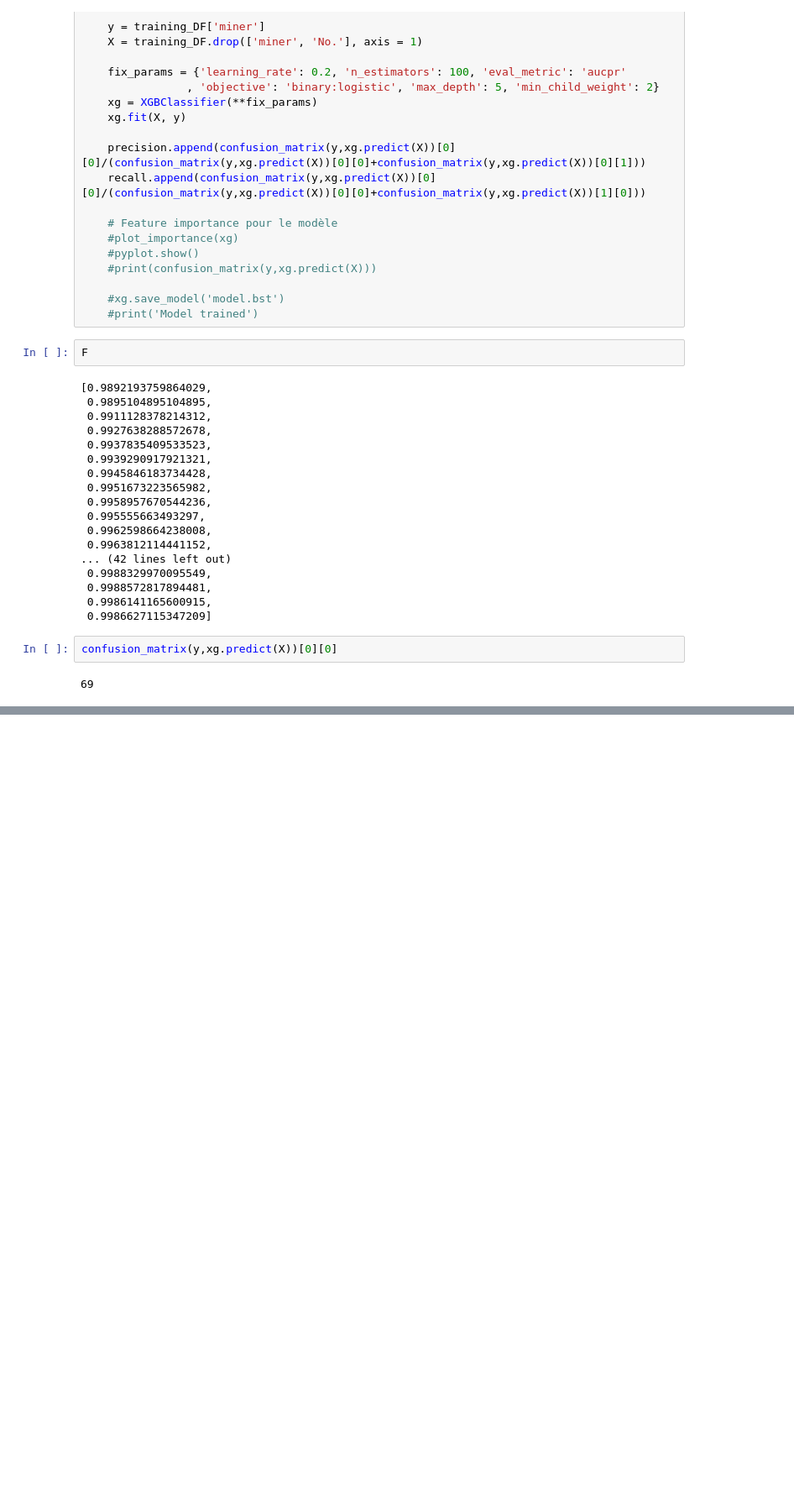
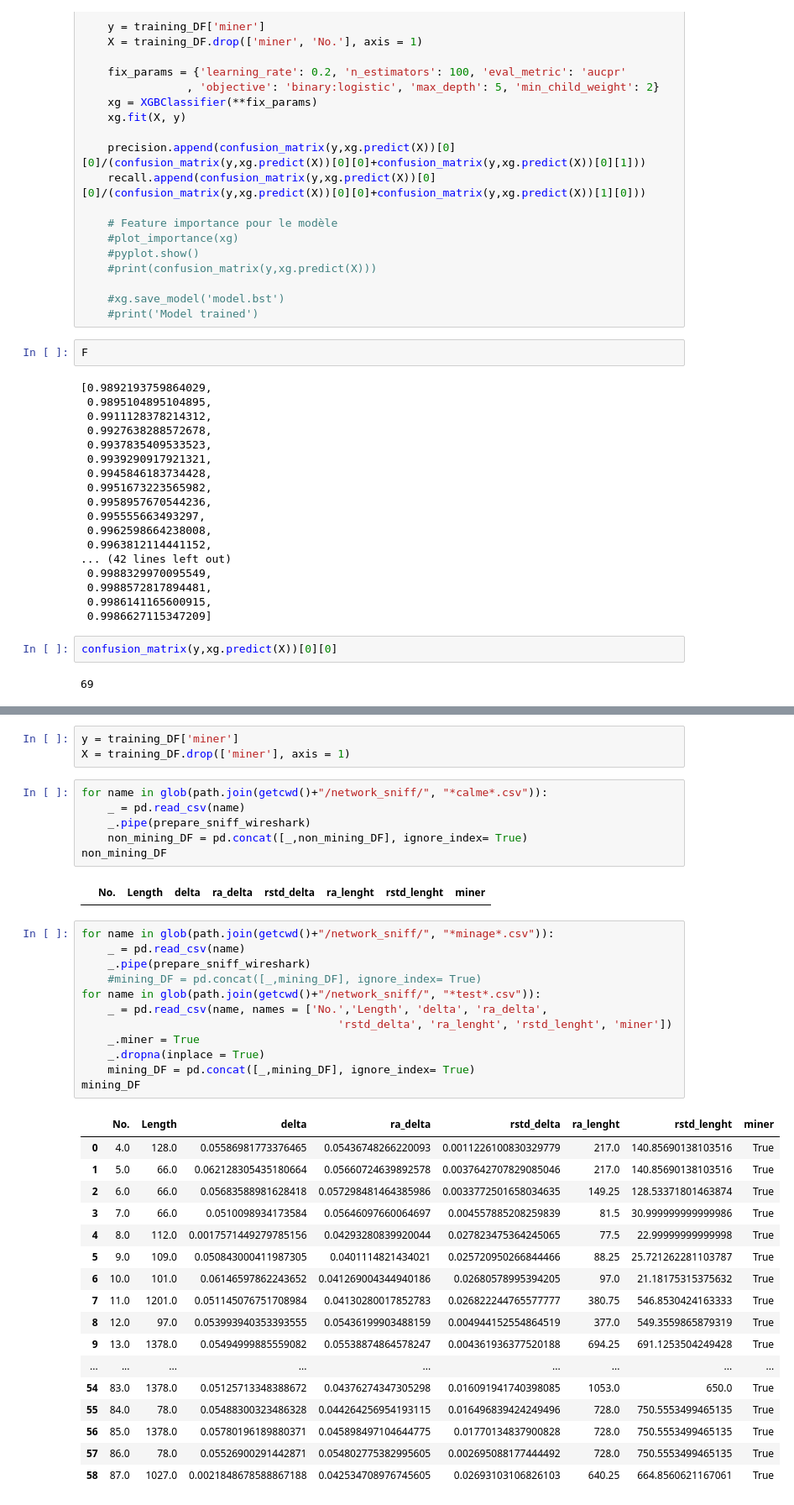
Before and after one commit to dulalbert/CRYPTO, a Jupyter notebook: notebook_albert.ipynb, the cells around one changed output, grey strips where cells are left out. Shown at 84% size. Drawn from its saved outputs; the diff is of its cells as text; blank space fills up the shorter version.

```diff
--- a/notebook_albert.ipynb
+++ b/notebook_albert.ipynb
@@ -607,0 +753,41 @@ confusion_matrix(y,xg.predict(X))[0][0]
+# %%
+y = training_DF['miner']
+X = training_DF.drop(['miner'], axis = 1)
+# %%
+for name in glob(path.join(getcwd()+"/network_sniff/", "*calme*.csv")):
+    _ = pd.read_csv(name)
+    _.pipe(prepare_sniff_wireshark)
+    non_mining_DF = pd.concat([_,non_mining_DF], ignore_index= True)
+non_mining_DF
+# %% [output]
+|  | No. | Length | delta | ra_delta | rstd_delta | ra_lenght | rstd_lenght | miner |
+# %%
+for name in glob(path.join(getcwd()+"/network_sniff/", "*minage*.csv")):
+    _ = pd.read_csv(name)
+    _.pipe(prepare_sniff_wireshark)
+    #mining_DF = pd.concat([_,mining_DF], ignore_index= True)
+for name in glob(path.join(getcwd()+"/network_sniff/", "*test*.csv")):
+    _ = pd.read_csv(name, names = ['No.','Length', 'delta', 'ra_delta',
+                                       'rstd_delta', 'ra_lenght', 'rstd_lenght', 'miner'])
+    _.miner = True
+    _.dropna(inplace = True)
+    mining_DF = pd.concat([_,mining_DF], ignore_index= True)
+mining_DF
+# %% [output]
+|  | No. | Length | delta | ra_delta | rstd_delta | ra_lenght | rstd_lenght | miner |
+| 0 | 4.0 | 128.0 | 0.05586981773376465 | 0.05436748266220093 | 0.0011226100830329779 | 217.0 | 140.85690138103516 | True |
+| 1 | 5.0 | 66.0 | 0.062128305435180664 | 0.05660724639892578 | 0.0037642707829085046 | 217.0 | 140.85690138103516 | True |
+| 2 | 6.0 | 66.0 | 0.05683588981628418 | 0.057298481464385986 | 0.0033772501658034635 | 149.25 | 128.53371801463874 | True |
+| 3 | 7.0 | 66.0 | 0.0510098934173584 | 0.05646097660064697 | 0.004557885208259839 | 81.5 | 30.999999999999986 | True |
+| 4 | 8.0 | 112.0 | 0.0017571449279785156 | 0.04293280839920044 | 0.027823475364245065 | 77.5 | 22.99999999999998 | True |
+| 5 | 9.0 | 109.0 | 0.050843000411987305 | 0.0401114821434021 | 0.025720950266844466 | 88.25 | 25.721262281103787 | True |
+| 6 | 10.0 | 101.0 | 0.06146597862243652 | 0.041269004344940186 | 0.02680578995394205 | 97.0 | 21.18175315375632 | True |
+| 7 | 11.0 | 1201.0 | 0.051145076751708984 | 0.04130280017852783 | 0.026822244765577777 | 380.75 | 546.8530424163333 | True |
+| 8 | 12.0 | 97.0 | 0.053993940353393555 | 0.05436199903488159 | 0.004944152554864519 | 377.0 | 549.3559865879319 | True |
+| 9 | 13.0 | 1378.0 | 0.05494999885559082 | 0.05538874864578247 | 0.004361936377520188 | 694.25 | 691.1253504249428 | True |
+| ... | ... | ... | ... | ... | ... | ... | ... | ... |
+| 54 | 83.0 | 1378.0 | 0.05125713348388672 | 0.04376274347305298 | 0.016091941740398085 | 1053.0 | 650.0 | True |
+| 55 | 84.0 | 78.0 | 0.05488300323486328 | 0.044264256954193115 | 0.016496839424249496 | 728.0 | 750.5553499465135 | True |
+| 56 | 85.0 | 1378.0 | 0.05780196189880371 | 0.045898497104644775 | 0.01770134837900828 | 728.0 | 750.5553499465135 | True |
+| 57 | 86.0 | 78.0 | 0.05526900291442871 | 0.054802775382995605 | 0.002695088177444492 | 728.0 | 750.5553499465135 | True |
+| 58 | 87.0 | 1027.0 | 0.0021848678588867188 | 0.042534708976745605 | 0.02693103106826103 | 640.25 | 664.8560621167061 | True |
```
Also changed, not shown: parts of 5 cells of this notebook, 1 other file.
